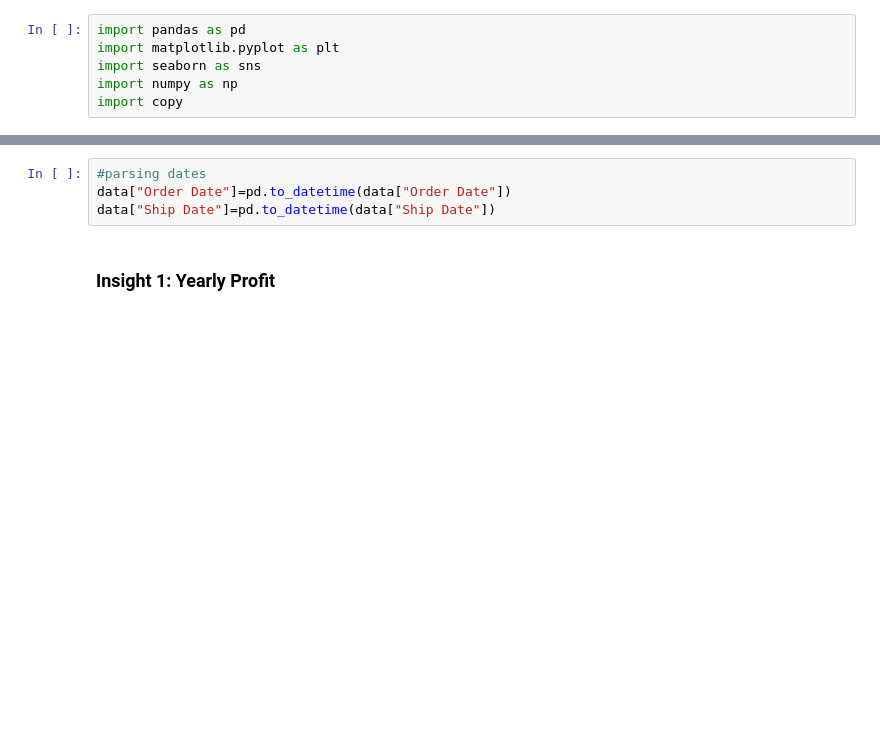
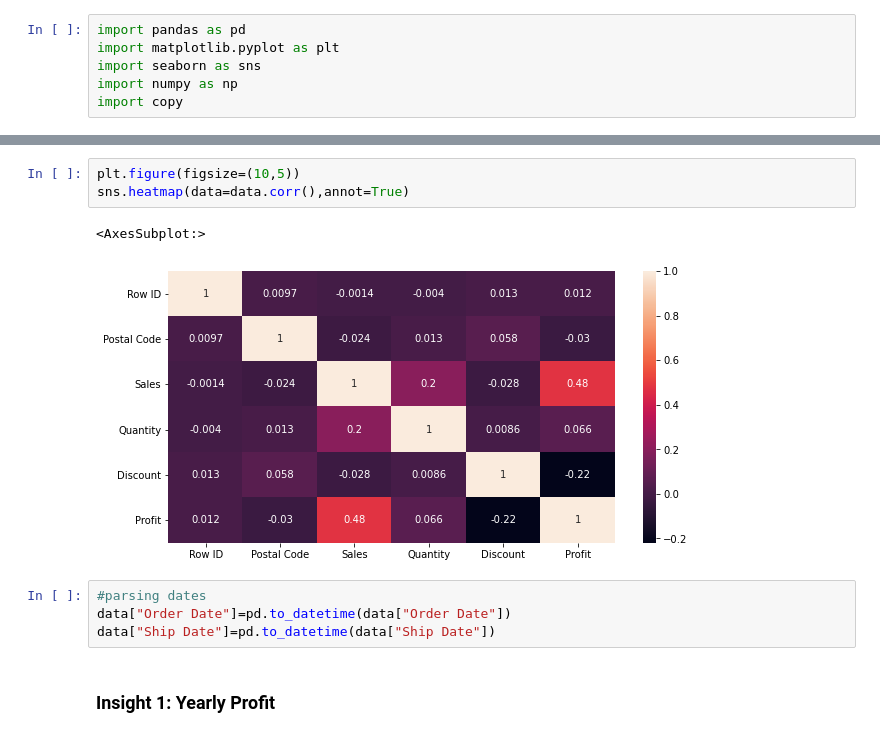
Before and after one commit to KhalidBagha/Sales-Analysis, a Jupyter notebook: Sales Analysis.ipynb, the cells around one changed output, grey strips where cells are left out. Saved outputs shown, nothing was run; the diff lists cells and outputs as text; blank space fills up the shorter version.

```diff
--- a/Sales Analysis.ipynb
+++ b/Sales Analysis.ipynb
@@ -9,3 +60,9 @@ data=pd.read_csv('Superstore.csv',index_col="Order ID")
+# %%
+plt.figure(figsize=(10,5))
+sns.heatmap(data=data.corr(),annot=True)
+# %% [output]
+<AxesSubplot:>
+[figure, added]
 # %%
 #parsing dates
 data["Order Date"]=pd.to_datetime(data["Order Date"])
```
Also changed, not shown: parts of 22 cells of this notebook.
